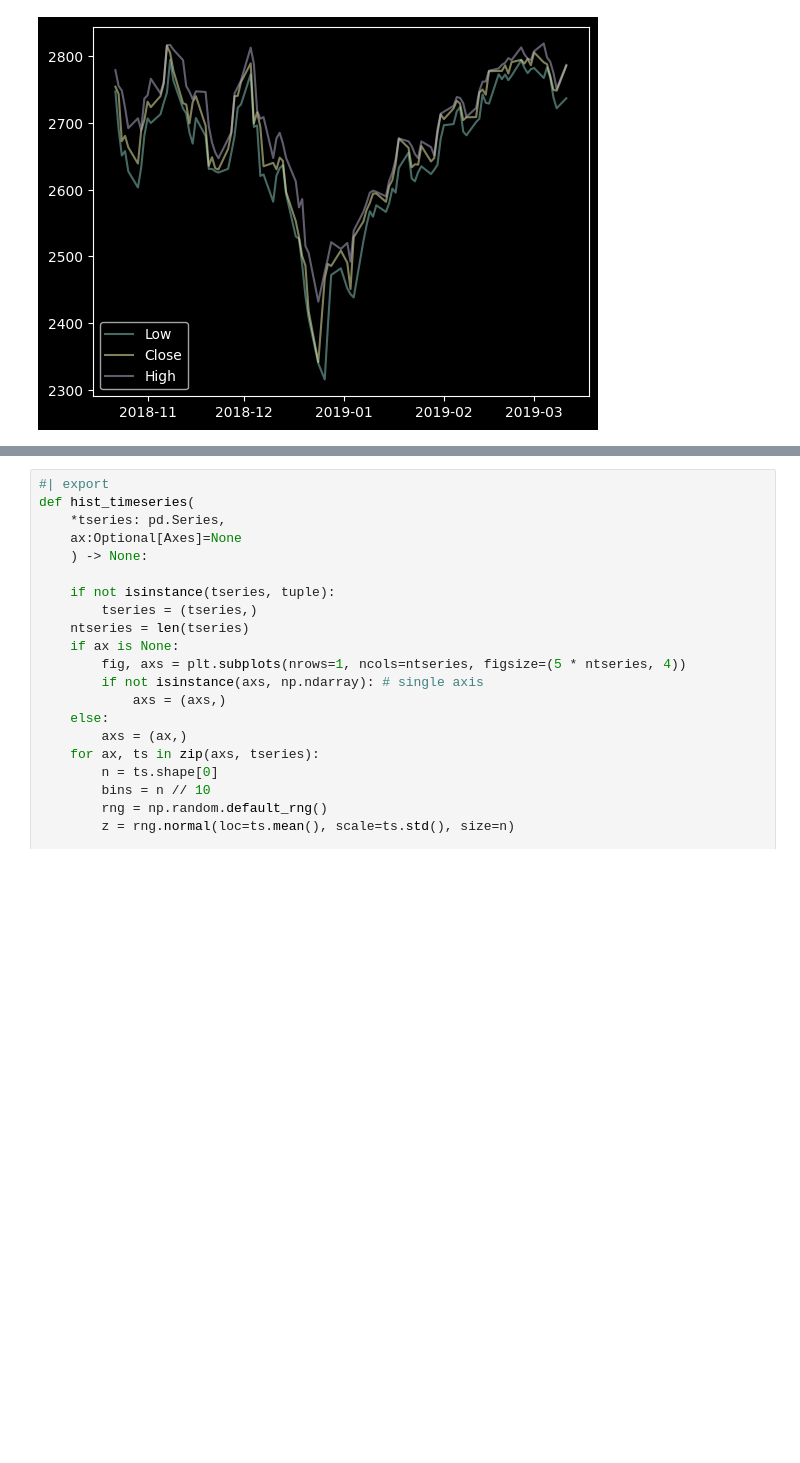
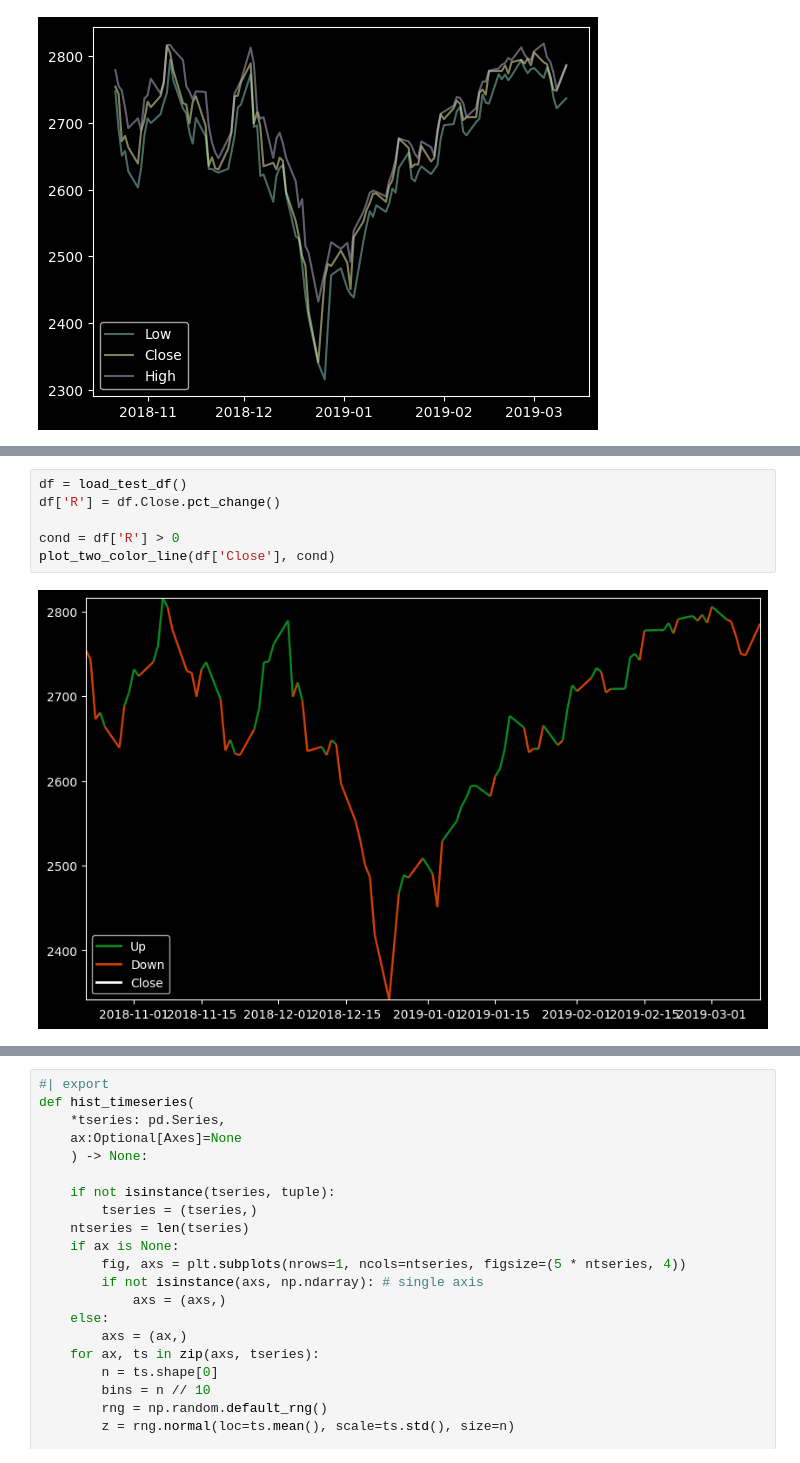
Before and after one commit to vtecftwy/myquantlab, a Jupyter notebook: nbs-dev/02_plotting.ipynb, the cells around one changed output, grey strips where cells are left out. Cells and saved outputs as stored; diff of their text form; blank space fills up the shorter version.

```diff
--- a/nbs-dev/02_plotting.ipynb
+++ b/nbs-dev/02_plotting.ipynb
@@ -53,0 +130,8 @@ plot_timeseries(df.Low, df.Close, df.High, add_legend=True)
+# %%
+df = load_test_df()
+df['R'] = df.Close.pct_change()
+
+cond = df['R'] > 0
+plot_two_color_line(df['Close'], cond)
+# %% [output]
+[figure, added]
```
Also changed, not shown: parts of 5 cells of this notebook, 2 other files.
